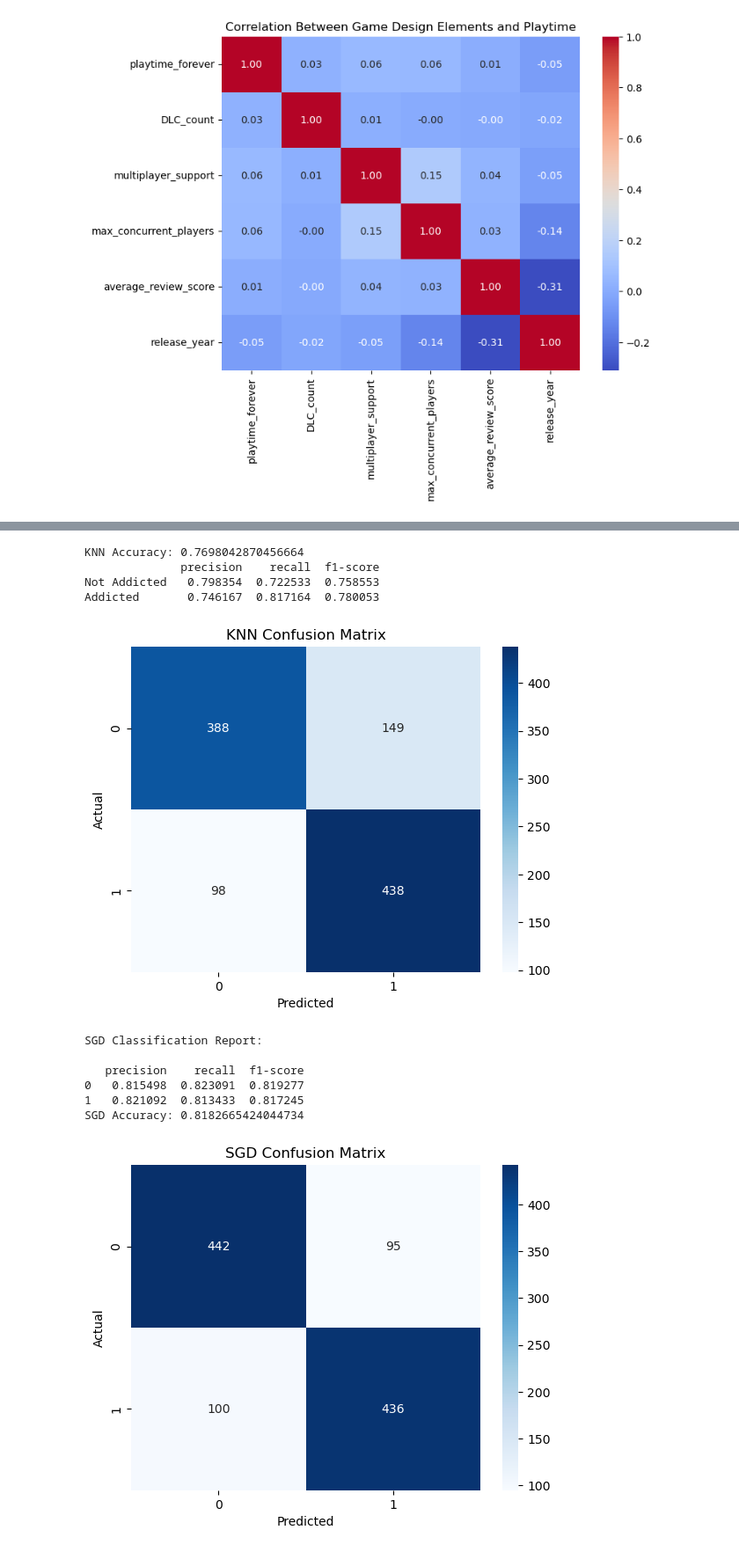
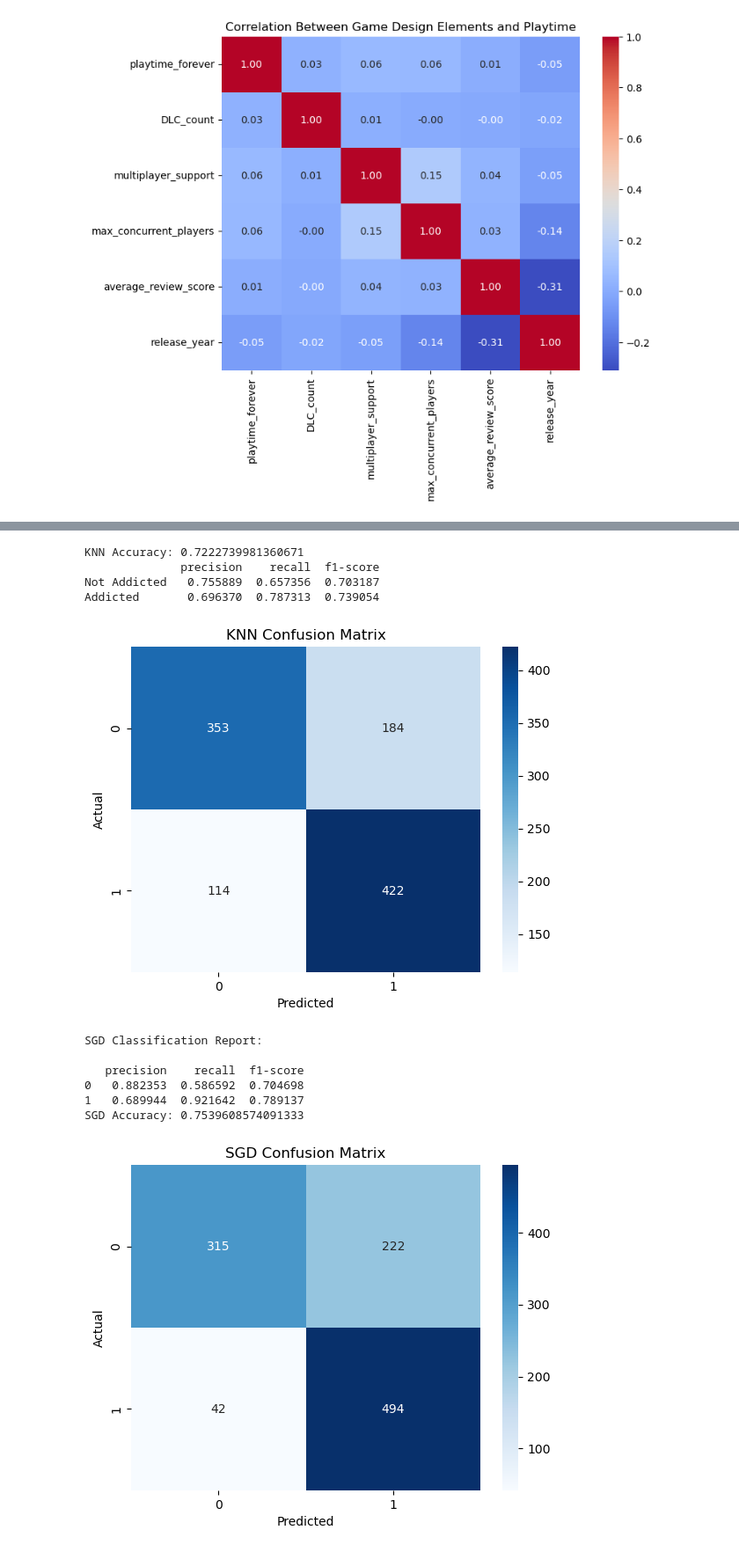
Before and after one commit to adhikaribiju/Analyzing-Gaming-Addiction-Trends-and-Player-Engagement, a Jupyter notebook: docs/Data Science Capstone.ipynb, the cells around one changed output, grey strips where cells are left out. Shown at 88% size. Cells and saved outputs as stored; diff of their text form; code cells hidden in the pictures.

```diff
--- a/docs/Data Science Capstone.ipynb
+++ b/docs/Data Science Capstone.ipynb
@@ -988,7 +1555,7 @@ plt.show()
 # %%
 
 # define feature columns
-numerical_features = ['game_count', 'playtime_forever', 'DLC_count', 'max_concurrent_players', 'release_year',
+numerical_features = ['game_count', 'DLC_count', 'max_concurrent_players', 'release_year',
                      'average_review_score','number_of_reviews']
 
 categorical_features = ['developer', 'publisher', 'genre', 'platforms',
@@ -1039,8 +1606,8 @@ filtered_report = {
 }
 
 # converting to df
-filtered_report_df = pd.DataFrame(filtered_report).T
-print(filtered_report_df)
+filtered_report_logisitc = pd.DataFrame(filtered_report).T
+print(filtered_report_logisitc)
 
 # Confusion Matrix Plot
 plt.figure(figsize=(5,4))
@@ -1088,6 +1655,6 @@ genre_Action, Adventure, Massively Multiplayer, RPG, Simulation, Strategy: 1.076
 # %%
 # define numerical and categorical features
-numerical_features = ['game_count', 'playtime_forever', 'DLC_count', 'max_concurrent_players',
+numerical_features = ['game_count', 'DLC_count', 'max_concurrent_players',
                       'average_review_score', 'number_of_reviews', 'release_year']
 
 categorical_features = ['developer', 'publisher', 'genre', 'platforms',
@@ -1139,8 +1706,8 @@ filtered_report = {
 }
 
 # converting to df
-filtered_report_df = pd.DataFrame(filtered_report).T
-print(filtered_report_df)
+filtered_report_randomforest = pd.DataFrame(filtered_report).T
+print(filtered_report_randomforest)
 
 # Confusion Matrix Plot
 plt.figure(figsize=(5,4))
@@ -1305,21 +1872,21 @@ filtered_report = {
 }
 
 # converting to df
-filtered_report_df = pd.DataFrame(filtered_report).T
+filtered_report_knn = pd.DataFrame(filtered_report).T
 
 # Display the modified classification report
-print(filtered_report_df)
+print(filtered_report_knn)
 sns.heatmap(confusion_matrix(y_test, y_pred_knn), annot=True, cmap="Blues", fmt="d")
 plt.title("KNN Confusion Matrix")
 plt.xlabel("Predicted")
 plt.ylabel("Actual")
 plt.show()
 # %% [output]
-KNN Accuracy: 0.7698042870456664
+KNN Accuracy: 0.7222739981360671
               precision    recall  f1-score
-Not Addicted   0.798354  0.722533  0.758553
-Addicted       0.746167  0.817164  0.780053
+Not Addicted   0.755889  0.657356  0.703187
+Addicted       0.696370  0.787313  0.739054
-[figure, old version]
+[figure, new version]
 # %%
 from sklearn.linear_model import SGDClassifier
 
@@ -1327,39 +1894,39 @@ from sklearn.linear_model import SGDClassifier
 sgd_pipeline = Pipeline([
     ('preprocessor', preprocessor),
     ('classifier', SGDClassifier(loss="log_loss", max_iter=1000, random_state=42))
 ])
 
 # Train SGD model
 sgd_pipeline.fit(X_train, y_train)
 
 # Predictions
 y_pred_sgd = sgd_pipeline.predict(X_test)
 
 # Generate classification report as a dictionary
 report = classification_report(y_test, y_pred_sgd, output_dict=True)
 
 # Extract only precision, recall, and f1-score for class 0 and class 1
 filtered_report = {label: {metric: report[label][metric] for metric in ['precision', 'recall', 'f1-score']}
                    for label in ['0', '1']}
 
-filtered_report_df = pd.DataFrame(filtered_report).T
+filtered_report_sgd = pd.DataFrame(filtered_report).T
 print("SGD Classification Report:\n")
-print(filtered_report_df)
+print(filtered_report_sgd)
 # Evaluation
 print("SGD Accuracy:", accuracy_score(y_test, y_pred_sgd))
 sns.heatmap(confusion_matrix(y_test, y_pred_sgd), annot=True, cmap="Blues", fmt="d")
 plt.title("SGD Confusion Matrix")
 plt.xlabel("Predicted")
 plt.ylabel("Actual")
 plt.show()
 # %% [output]
 SGD Classification Report:
 
    precision    recall  f1-score
-0   0.815498  0.823091  0.819277
-1   0.821092  0.813433  0.817245
-SGD Accuracy: 0.8182665424044734
+0   0.882353  0.586592  0.704698
+1   0.689944  0.921642  0.789137
+SGD Accuracy: 0.7539608574091333
-[figure, old version]
+[figure, new version]
 # %%
 from sklearn.ensemble import BaggingClassifier
 from sklearn.tree import DecisionTreeClassifier
```
Also changed, not shown: parts of 41 cells of this notebook, 7 other files.
